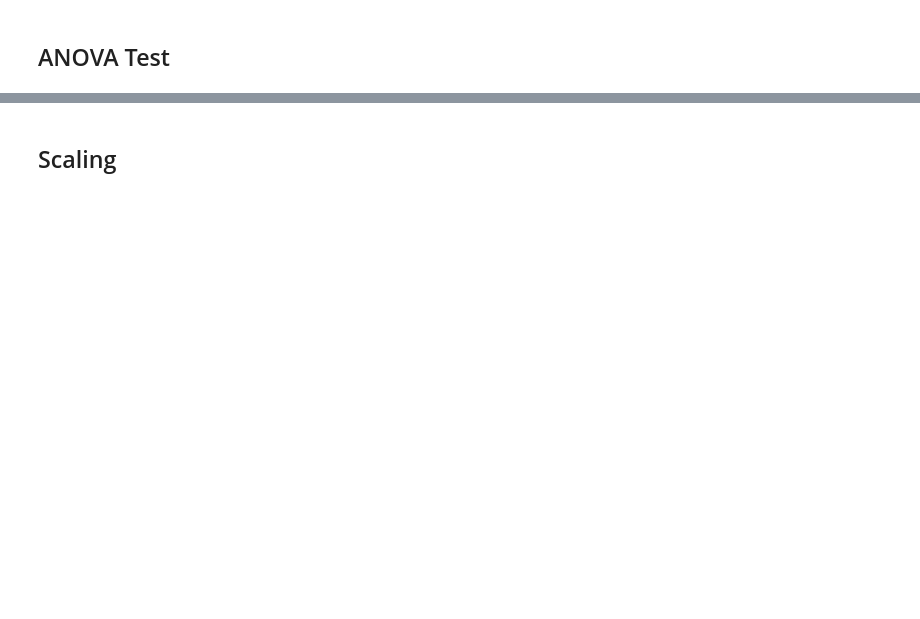
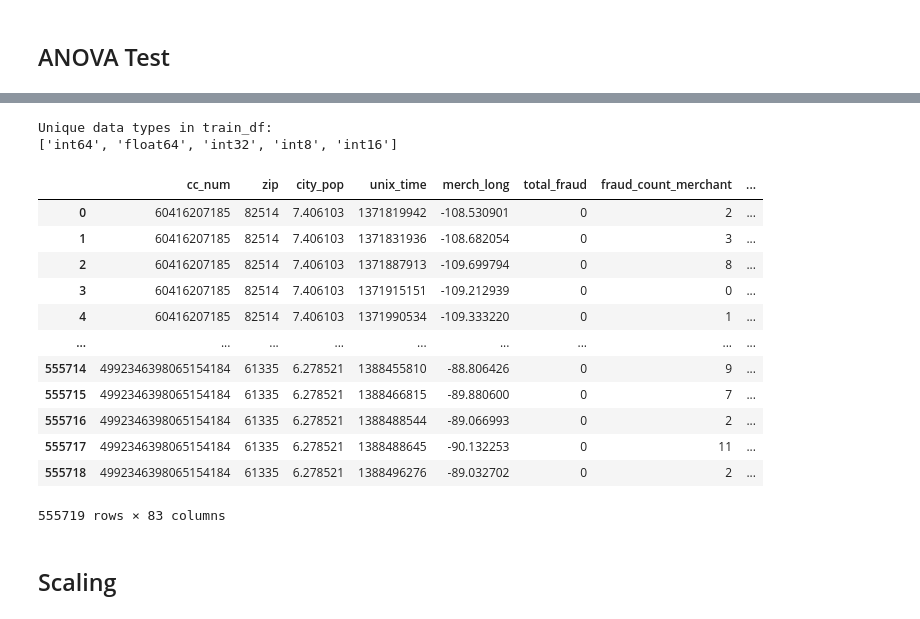
Before and after one commit to NadaManai/Credit-Card-Fraud-Detection, a Jupyter notebook: Data Cleaning.ipynb, the cells around one changed output, grey strips where cells are left out. Drawn from its saved outputs; the diff is of its cells as text; code cells hidden in the pictures; blank space fills up the shorter version.

```diff
--- a/Data Cleaning.ipynb
+++ b/Data Cleaning.ipynb
@@ -915,3 +999,31 @@ print(low_correlation_features)
+# %%
+# Get all unique dtypes in train_df
+unique_dtypes = train_df.dtypes.unique()
+
+# Convert to a list of type names
+unique_dtype_names = [dt.name for dt in unique_dtypes]
+
+print("Unique data types in train_df:")
+print(unique_dtype_names)
+# %% [output]
+Unique data types in train_df:
+['int64', 'float64', 'int32', 'int8', 'int16']
+# %%
+train_df
+# %% [output]
+|  | cc_num | zip | city_pop | unix_time | merch_long | total_fraud | fraud_count_merchant | ... |
+| 0 | 60416207185 | 82514 | 7.406103 | 1371819942 | -108.530901 | 0 | 2 | ... |
+| 1 | 60416207185 | 82514 | 7.406103 | 1371831936 | -108.682054 | 0 | 3 | ... |
+| 2 | 60416207185 | 82514 | 7.406103 | 1371887913 | -109.699794 | 0 | 8 | ... |
+| 3 | 60416207185 | 82514 | 7.406103 | 1371915151 | -109.212939 | 0 | 0 | ... |
+| 4 | 60416207185 | 82514 | 7.406103 | 1371990534 | -109.333220 | 0 | 1 | ... |
+| ... | ... | ... | ... | ... | ... | ... | ... | ... |
+| 555714 | 4992346398065154184 | 61335 | 6.278521 | 1388455810 | -88.806426 | 0 | 9 | ... |
+| 555715 | 4992346398065154184 | 61335 | 6.278521 | 1388466815 | -89.880600 | 0 | 7 | ... |
+| 555716 | 4992346398065154184 | 61335 | 6.278521 | 1388488544 | -89.066993 | 0 | 2 | ... |
+| 555717 | 4992346398065154184 | 61335 | 6.278521 | 1388488645 | -90.132253 | 0 | 11 | ... |
+| 555718 | 4992346398065154184 | 61335 | 6.278521 | 1388496276 | -89.032702 | 0 | 2 | ... |
+555719 rows × 83 columns
 # %% [markdown]
 ## Scaling
 # %%
```
Also changed, not shown: parts of 19 cells of this notebook.
